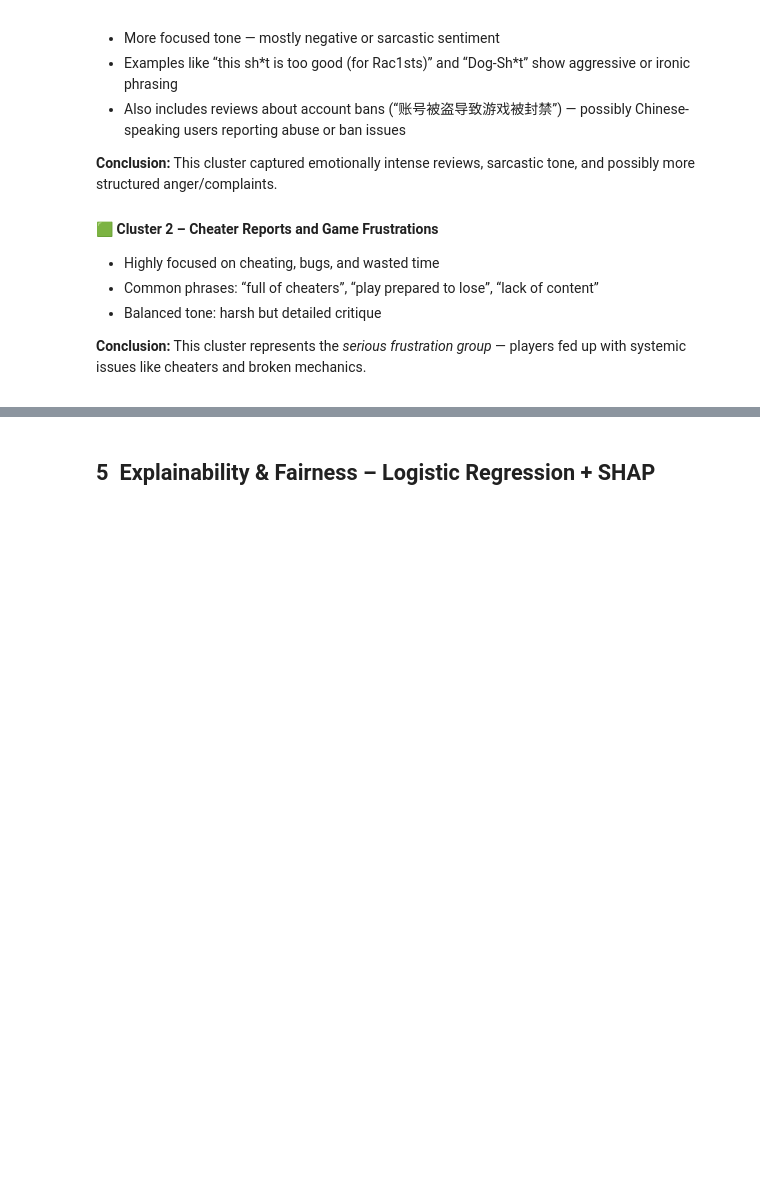
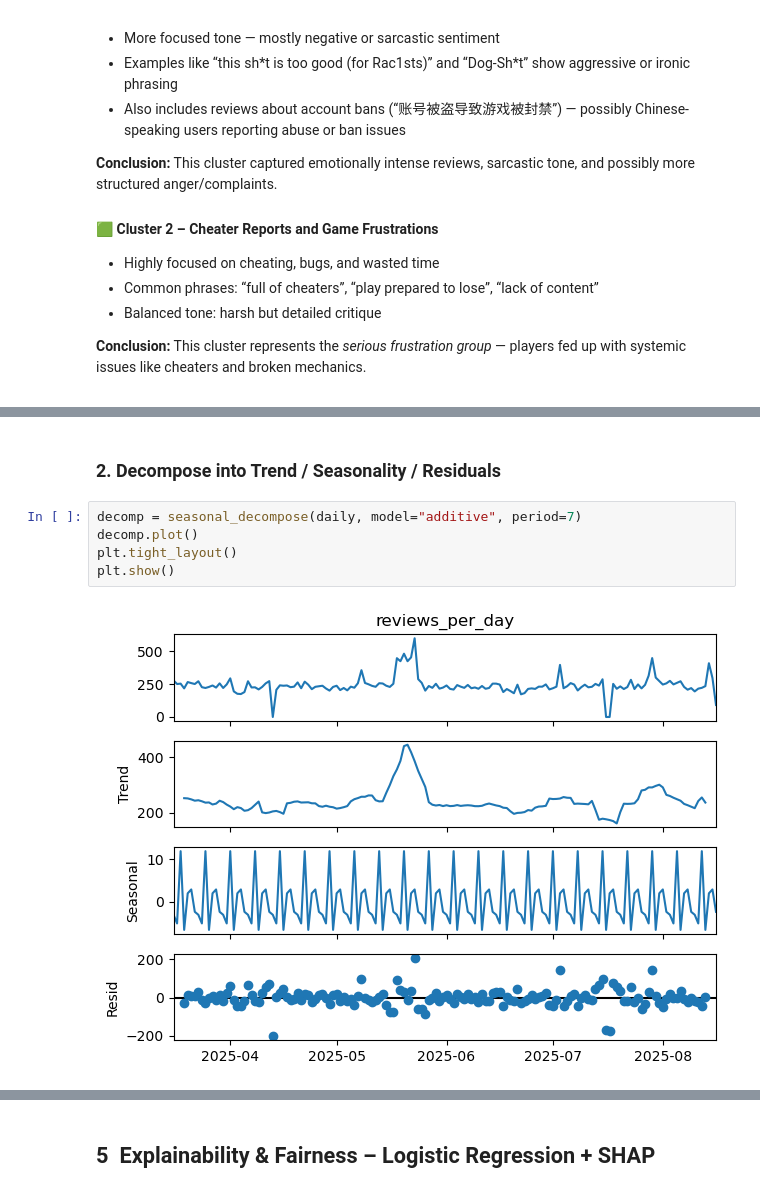
Before and after one commit to lior-benjman/DataSC-Essences, a Jupyter notebook: steam_full_pipeline.ipynb, the cells around one changed output, grey strips where cells are left out. Drawn from its saved outputs; the diff is of its cells as text; blank space fills up the shorter version.

```diff
--- a/steam_full_pipeline.ipynb
+++ b/steam_full_pipeline.ipynb
@@ -1003,0 +886,9 @@ Accuracy: 0.8067
+# %% [markdown]
+### 2. Decompose into Trend / Seasonality / Residuals
+# %%
+decomp = seasonal_decompose(daily, model="additive", period=7)
+decomp.plot()
+plt.tight_layout()
+plt.show()
+# %% [output]
+[figure, added]
```
Also changed, not shown: parts of 34 cells of this notebook, 1 other file.
